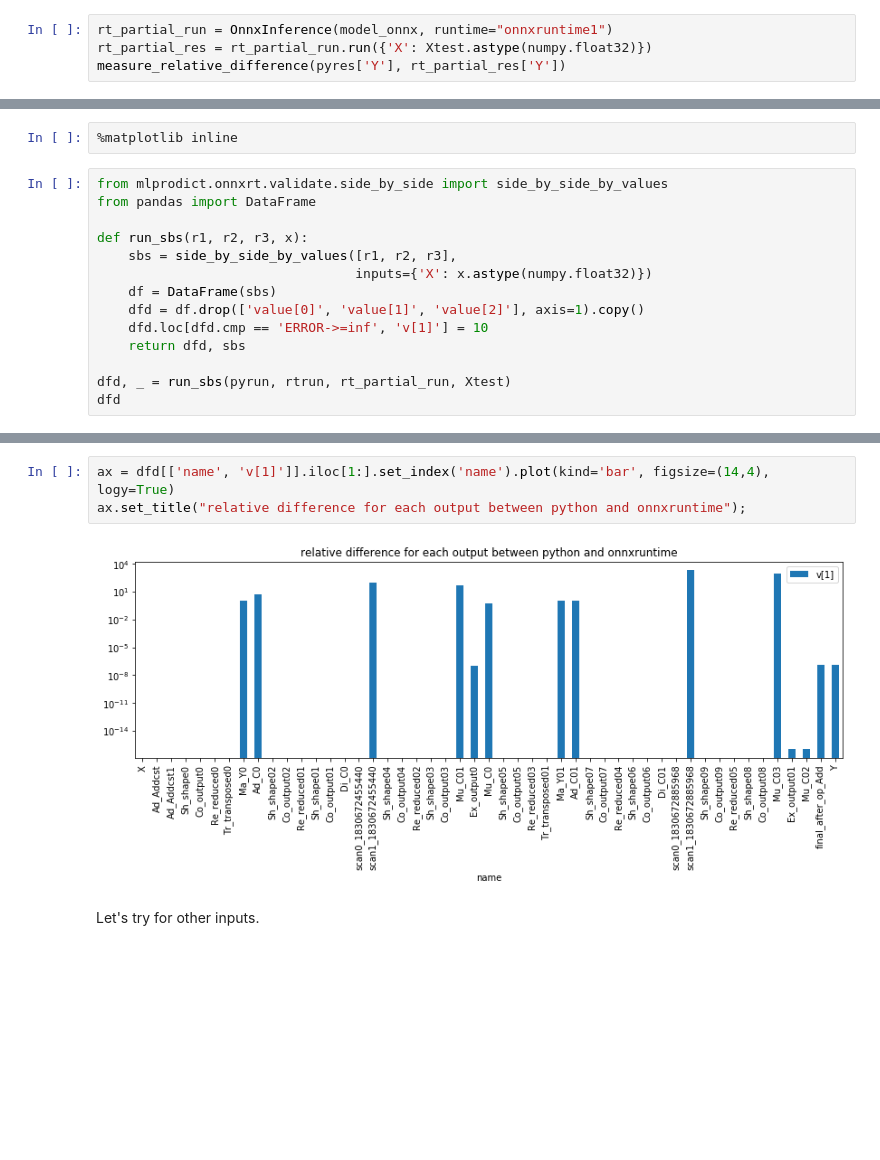
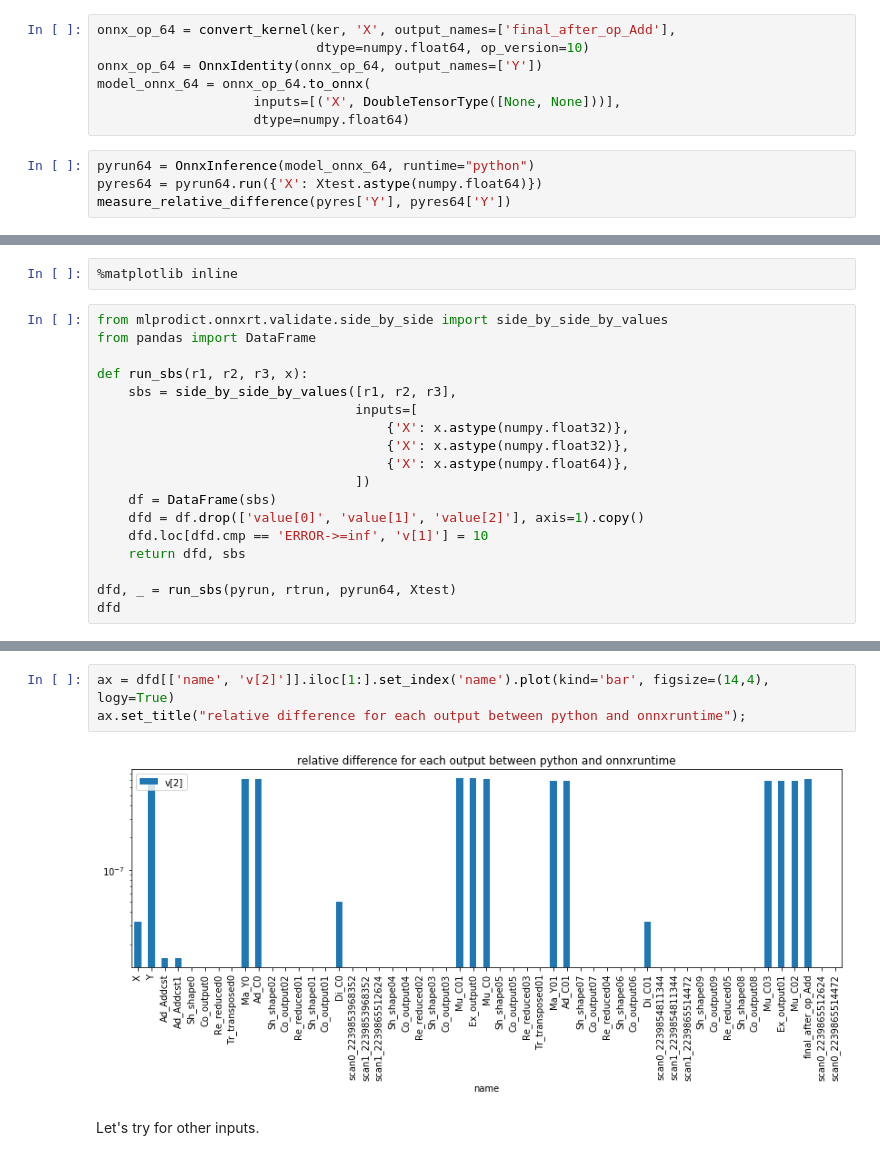
Before and after one commit to sdpython/mlprodict, a Jupyter notebook: _doc/notebooks/onnx_sbs.ipynb, the cells around one changed output, grey strips where cells are left out. Cells and saved outputs as stored; diff of their text form; blank space fills up the shorter version.

Commit message:
Fixes #69, side by side by names

```diff
--- a/_doc/notebooks/onnx_sbs.ipynb
+++ b/_doc/notebooks/onnx_sbs.ipynb
@@ -145,5 +145,12 @@ The last runtime uses [onnxruntime](https://github.com/microsoft/onnxruntime) to
+# %%
+onnx_op_64 = convert_kernel(ker, 'X', output_names=['final_after_op_Add'],
+                            dtype=numpy.float64, op_version=10)
+onnx_op_64 = OnnxIdentity(onnx_op_64, output_names=['Y'])
+model_onnx_64 = onnx_op_64.to_onnx(
+                    inputs=[('X', DoubleTensorType([None, None]))],
+                    dtype=numpy.float64)
 # %%
-rt_partial_run = OnnxInference(model_onnx, runtime="onnxruntime1")
-rt_partial_res = rt_partial_run.run({'X': Xtest.astype(numpy.float32)})
-measure_relative_difference(pyres['Y'], rt_partial_res['Y'])
+pyrun64 = OnnxInference(model_onnx_64, runtime="python")
+pyres64 = pyrun64.run({'X': Xtest.astype(numpy.float64)})
+measure_relative_difference(pyres['Y'], pyres64['Y'])
 # %% [output]
@@ -160,13 +167,17 @@ from pandas import DataFrame
 
 def run_sbs(r1, r2, r3, x):
     sbs = side_by_side_by_values([r1, r2, r3],
-                                 inputs={'X': x.astype(numpy.float32)})
+                                 inputs=[
+                                     {'X': x.astype(numpy.float32)},
+                                     {'X': x.astype(numpy.float32)},
+                                     {'X': x.astype(numpy.float64)},
+                                 ])
     df = DataFrame(sbs)
     dfd = df.drop(['value[0]', 'value[1]', 'value[2]'], axis=1).copy()
     dfd.loc[dfd.cmp == 'ERROR->=inf', 'v[1]'] = 10
     return dfd, sbs
 
-dfd, _ = run_sbs(pyrun, rtrun, rt_partial_run, Xtest)
+dfd, _ = run_sbs(pyrun, rtrun, pyrun64, Xtest)
 dfd
 # %% [output]
 |  | metric | step | v[0] | v[1] | v[2] | cmp | name | shape[0] | shape[1] | shape[2] |
@@ -189,8 +200,8 @@ dfd
 # %%
-ax = dfd[['name', 'v[1]']].iloc[1:].set_index('name').plot(kind='bar', figsize=(14,4), logy=True)
+ax = dfd[['name', 'v[2]']].iloc[1:].set_index('name').plot(kind='bar', figsize=(14,4), logy=True)
 ax.set_title("relative difference for each output between python and onnxruntime");
 # %% [output]
-[figure, old version]
+[figure, new version]
 # %% [markdown]
 Let's try for other inputs.
 # %%
```
Also changed, not shown: parts of 9 cells of this notebook, 3 other files.
